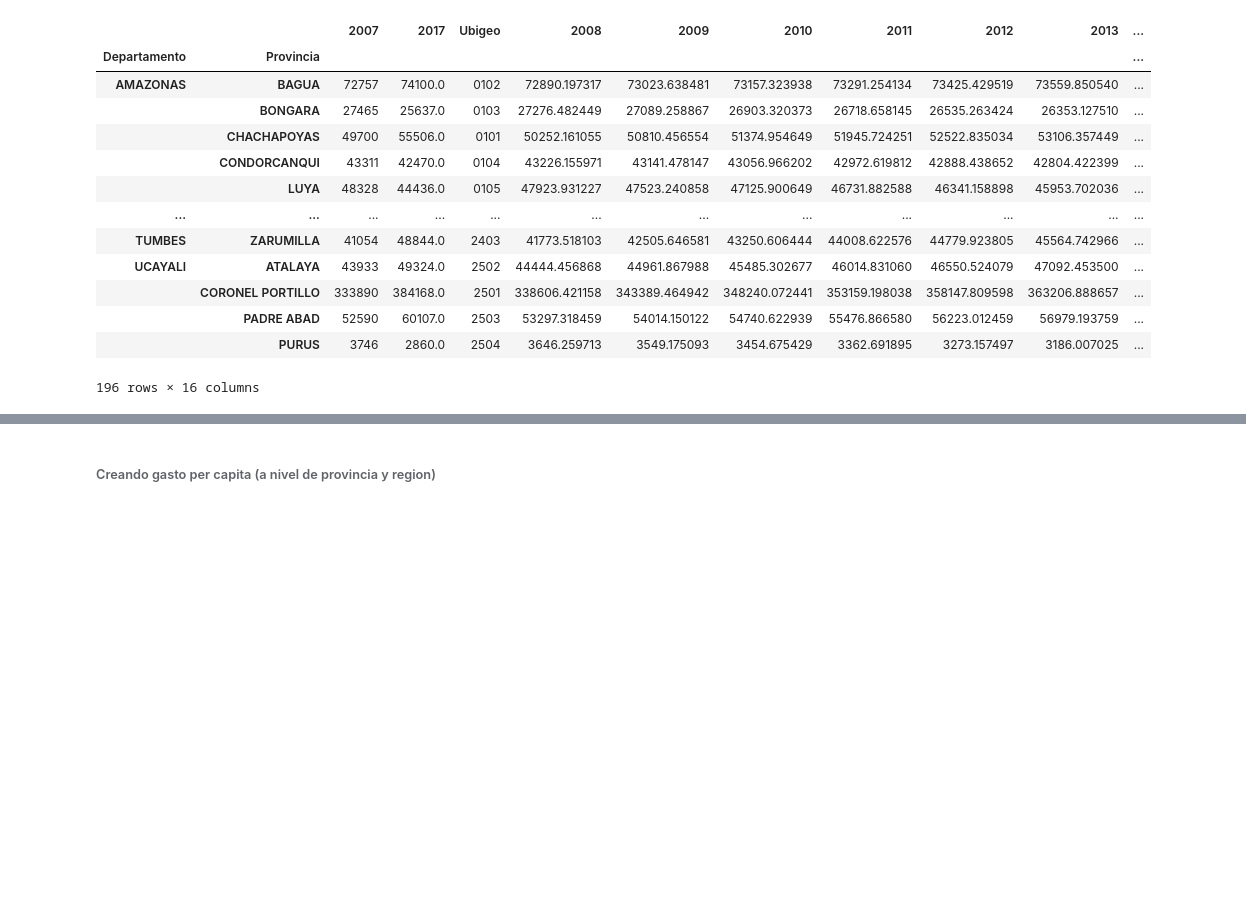
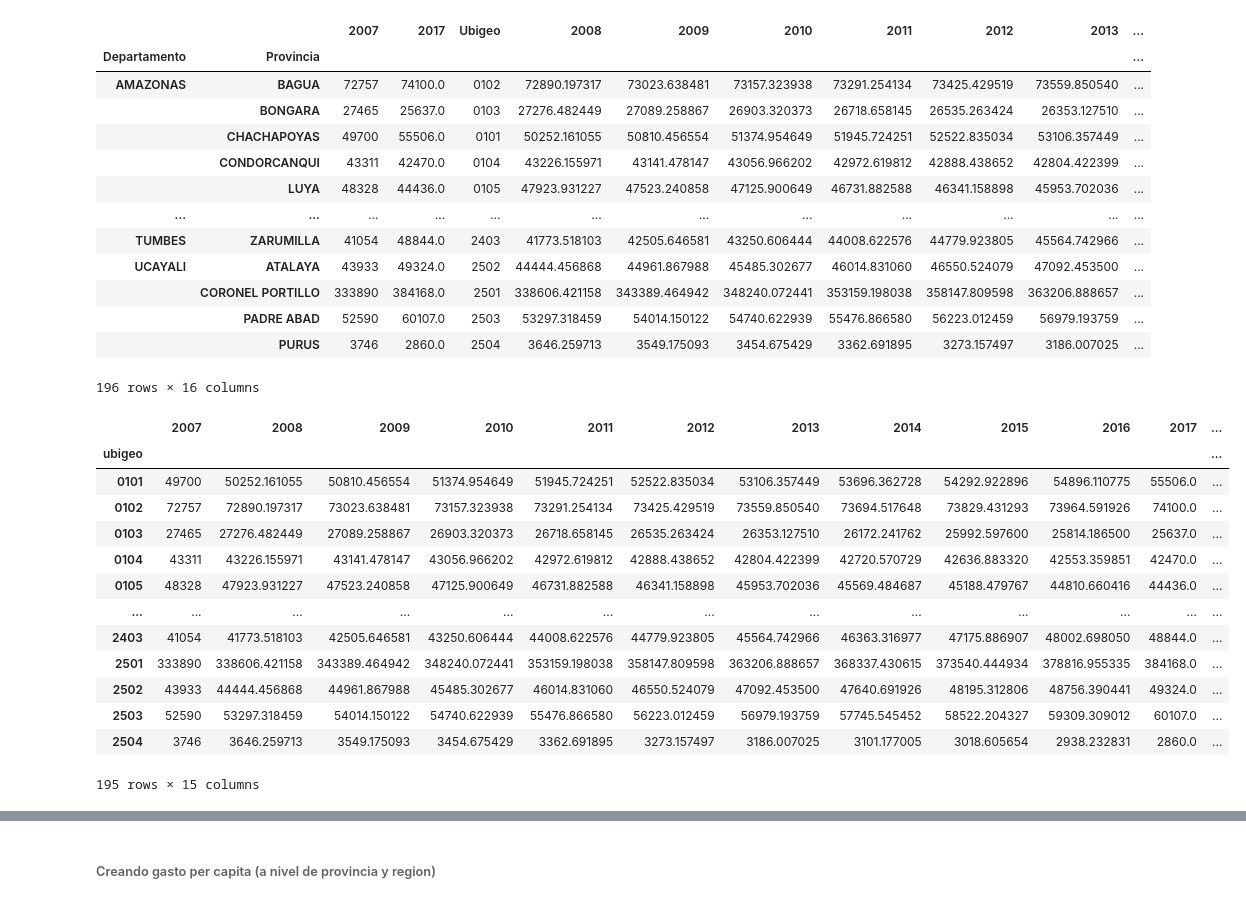
Before and after one commit to Erick11293/repo-intro, a Jupyter notebook: notebooks/gastos-provincia.ipynb, the cells around one changed output, grey strips where cells are left out. Saved outputs shown, nothing was run; the diff lists cells and outputs as text; code cells hidden in the pictures; blank space fills up the shorter version.

```diff
--- a/notebooks/gastos-provincia.ipynb
+++ b/notebooks/gastos-provincia.ipynb
@@ -43,6 +43,23 @@ populationpp = (population
                 .sum() #Se calcula el agregado
                 .sort_index(axis = 1) #Se ordenan las columnas
                )
+# %%
+populationpp
+# %% [output]
+|  | 2007 | 2008 | 2009 | 2010 | 2011 | 2012 | 2013 | 2014 | 2015 | 2016 | 2017 | ... |
+| ubigeo |  |  |  |  |  |  |  |  |  |  |  | ... |
+| 0101 | 49700 | 50252.161055 | 50810.456554 | 51374.954649 | 51945.724251 | 52522.835034 | 53106.357449 | 53696.362728 | 54292.922896 | 54896.110775 | 55506.0 | ... |
+| 0102 | 72757 | 72890.197317 | 73023.638481 | 73157.323938 | 73291.254134 | 73425.429519 | 73559.850540 | 73694.517648 | 73829.431293 | 73964.591926 | 74100.0 | ... |
+| 0103 | 27465 | 27276.482449 | 27089.258867 | 26903.320373 | 26718.658145 | 26535.263424 | 26353.127510 | 26172.241762 | 25992.597600 | 25814.186500 | 25637.0 | ... |
+| 0104 | 43311 | 43226.155971 | 43141.478147 | 43056.966202 | 42972.619812 | 42888.438652 | 42804.422399 | 42720.570729 | 42636.883320 | 42553.359851 | 42470.0 | ... |
+| 0105 | 48328 | 47923.931227 | 47523.240858 | 47125.900649 | 46731.882588 | 46341.158898 | 45953.702036 | 45569.484687 | 45188.479767 | 44810.660416 | 44436.0 | ... |
+| ... | ... | ... | ... | ... | ... | ... | ... | ... | ... | ... | ... | ... |
+| 2403 | 41054 | 41773.518103 | 42505.646581 | 43250.606444 | 44008.622576 | 44779.923805 | 45564.742966 | 46363.316977 | 47175.886907 | 48002.698050 | 48844.0 | ... |
+| 2501 | 333890 | 338606.421158 | 343389.464942 | 348240.072441 | 353159.198038 | 358147.809598 | 363206.888657 | 368337.430615 | 373540.444934 | 378816.955335 | 384168.0 | ... |
+| 2502 | 43933 | 44444.456868 | 44961.867988 | 45485.302677 | 46014.831060 | 46550.524079 | 47092.453500 | 47640.691926 | 48195.312806 | 48756.390441 | 49324.0 | ... |
+| 2503 | 52590 | 53297.318459 | 54014.150122 | 54740.622939 | 55476.866580 | 56223.012459 | 56979.193759 | 57745.545452 | 58522.204327 | 59309.309012 | 60107.0 | ... |
+| 2504 | 3746 | 3646.259713 | 3549.175093 | 3454.675429 | 3362.691895 | 3273.157497 | 3186.007025 | 3101.177005 | 3018.605654 | 2938.232831 | 2860.0 | ... |
+195 rows × 15 columns
 # %%
 populationpr = (populationpp
                 .assign(ubigeo = lambda df: df.index.str[0:2] + '00') # Se crea la variable de ubigeo por departamento
```
Also changed, not shown: parts of 4 cells of this notebook, 3 other files.
